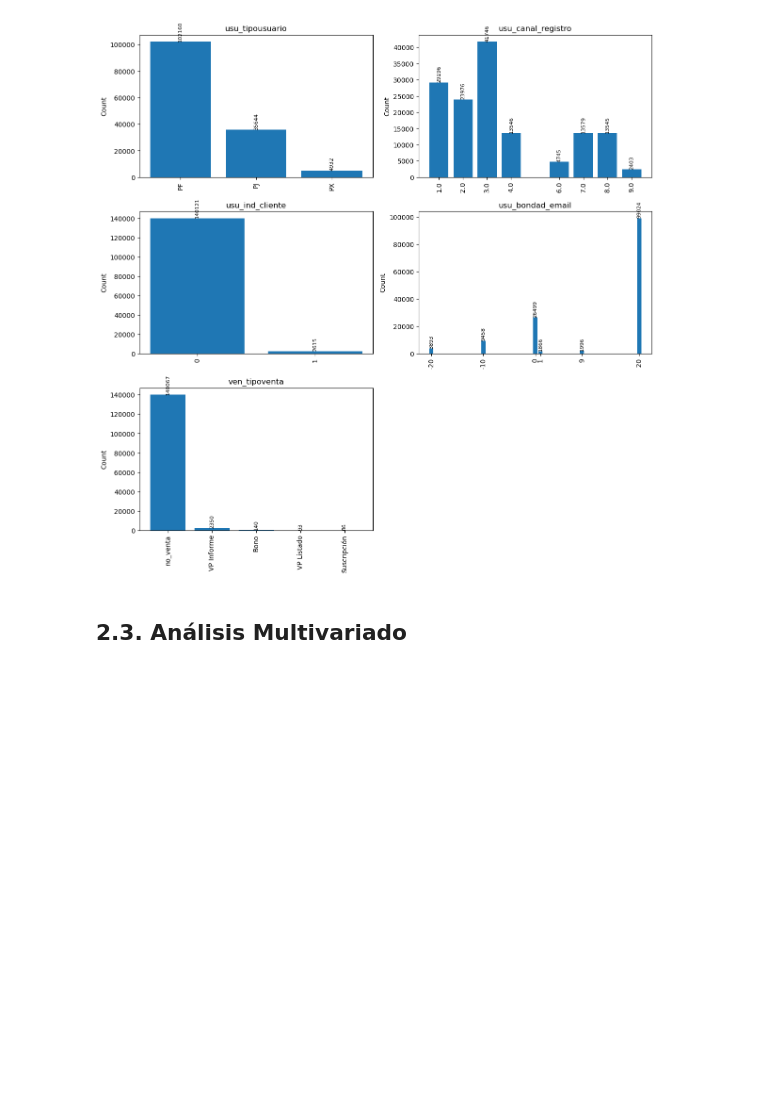
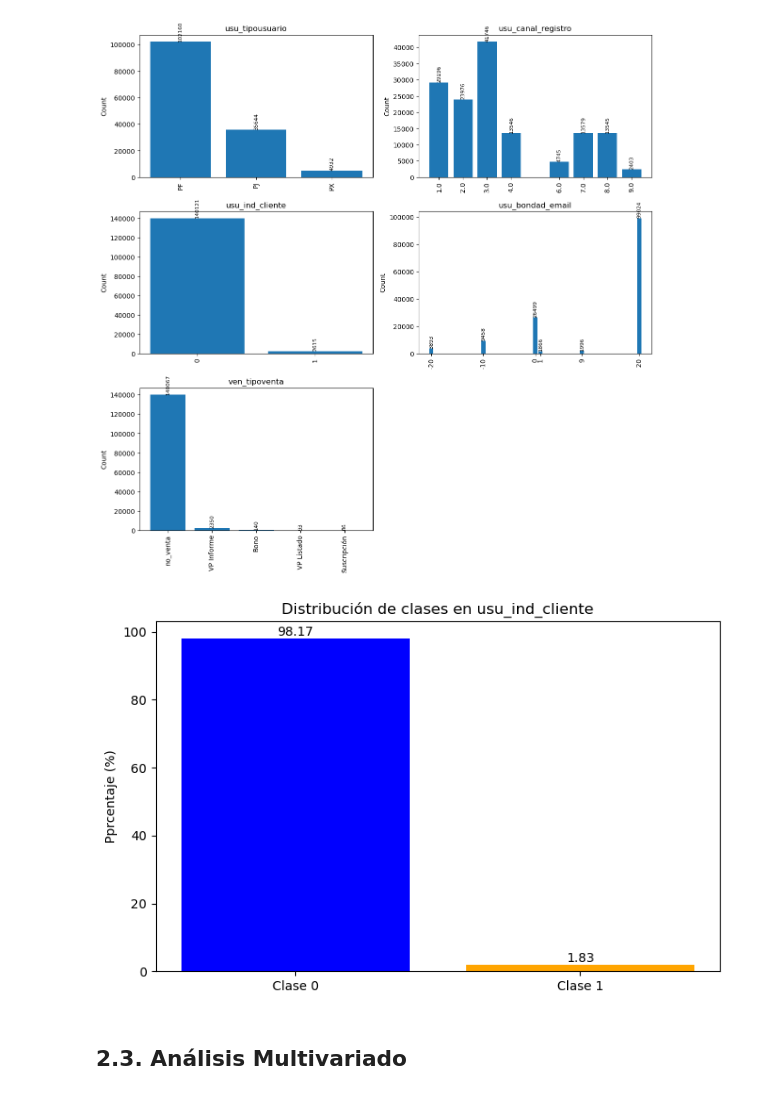
Before and after one commit to jhontd03/PredictionCustomer, a Jupyter notebook: 2_eda_dataset.ipynb, the cells around one changed output. Drawn from its saved outputs; the diff is of its cells as text; code cells hidden in the pictures; blank space fills up the shorter version.

```diff
--- a/2_eda_dataset.ipynb
+++ b/2_eda_dataset.ipynb
@@ -98,6 +98,35 @@ etl.plot_categorical_bars(data_set.select_dtypes(include=['object']).iloc[:, :6]
 etl.plot_categorical_bars(data_set.select_dtypes(include=['object']).iloc[:, 7:], show_counts=True)
 # %% [output]
 [figure]
+# %%
+# The counts for each class from the bar chart
+count_class_0 = 140121
+count_class_1 = 2615
+
+# Calculate the total count
+total_count = count_class_0 + count_class_1
+
+# Calculate the percentage for each class
+percentage_class_0 = (count_class_0 / total_count) * 100
+percentage_class_1 = (count_class_1 / total_count) * 100
+
+# Now let's generate a new bar chart with percentages
+categories = ['Clase 0', 'Clase 1']
+percentages = [percentage_class_0, percentage_class_1]
+
+plt.figure(figsize=(8, 5))
+bars = plt.bar(categories, percentages, color=['blue', 'orange'])
+
+# Adding the percentages on top of the bars
+for bar in bars:
+    yval = bar.get_height()
+    plt.text(bar.get_x() + bar.get_width()/2, yval, round(yval, 2), ha='center', va='bottom')
+
+plt.ylabel('Pprcentaje (%)')
+plt.title('Distribución de clases en usu_ind_cliente')
+plt.show()
+# %% [output]
+[figure, added]
 # %% [markdown]
 ## 2.3. Análisis Multivariado
 # %% [markdown]
```
Also changed, not shown: 1 other file.
